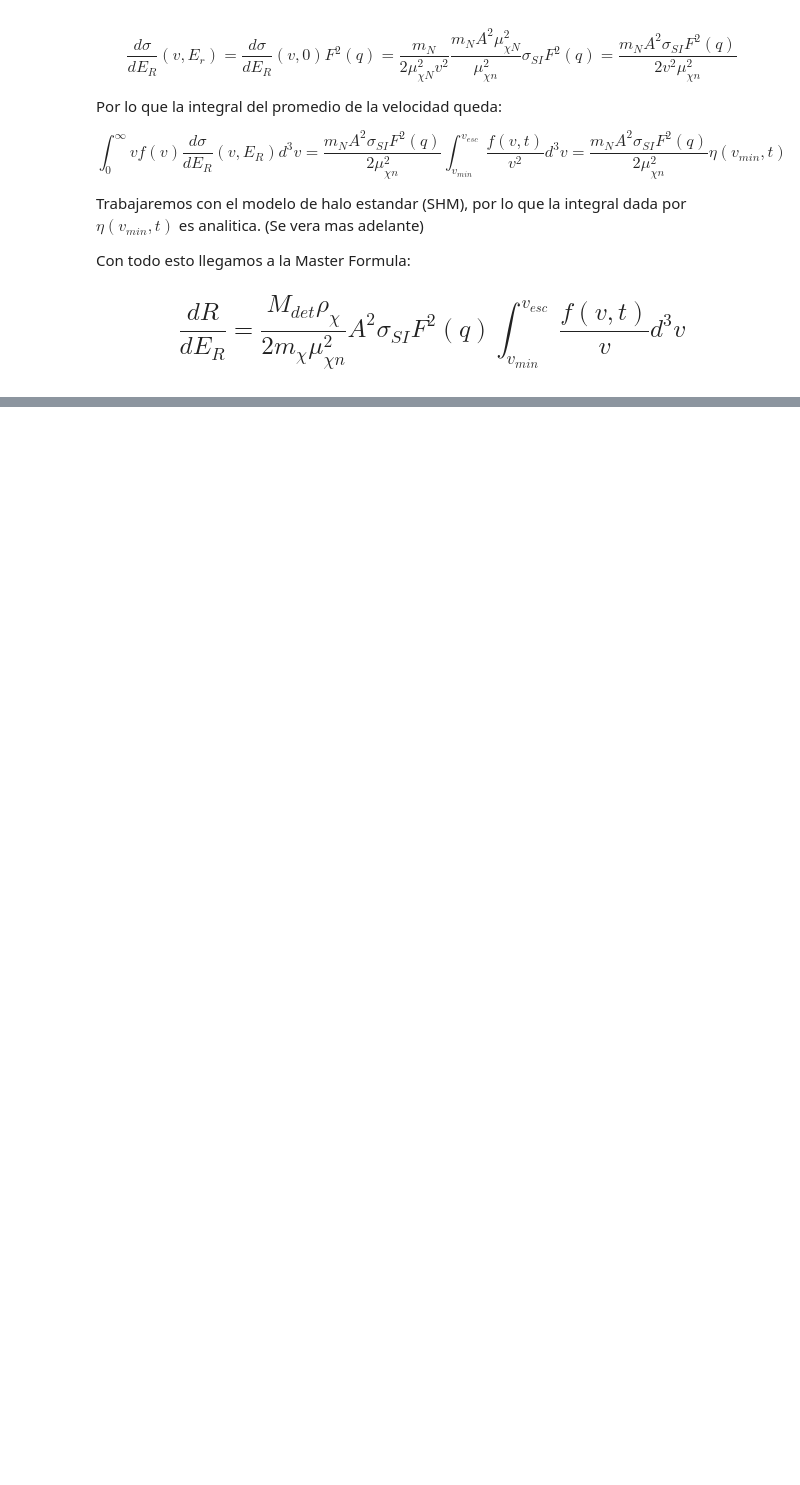
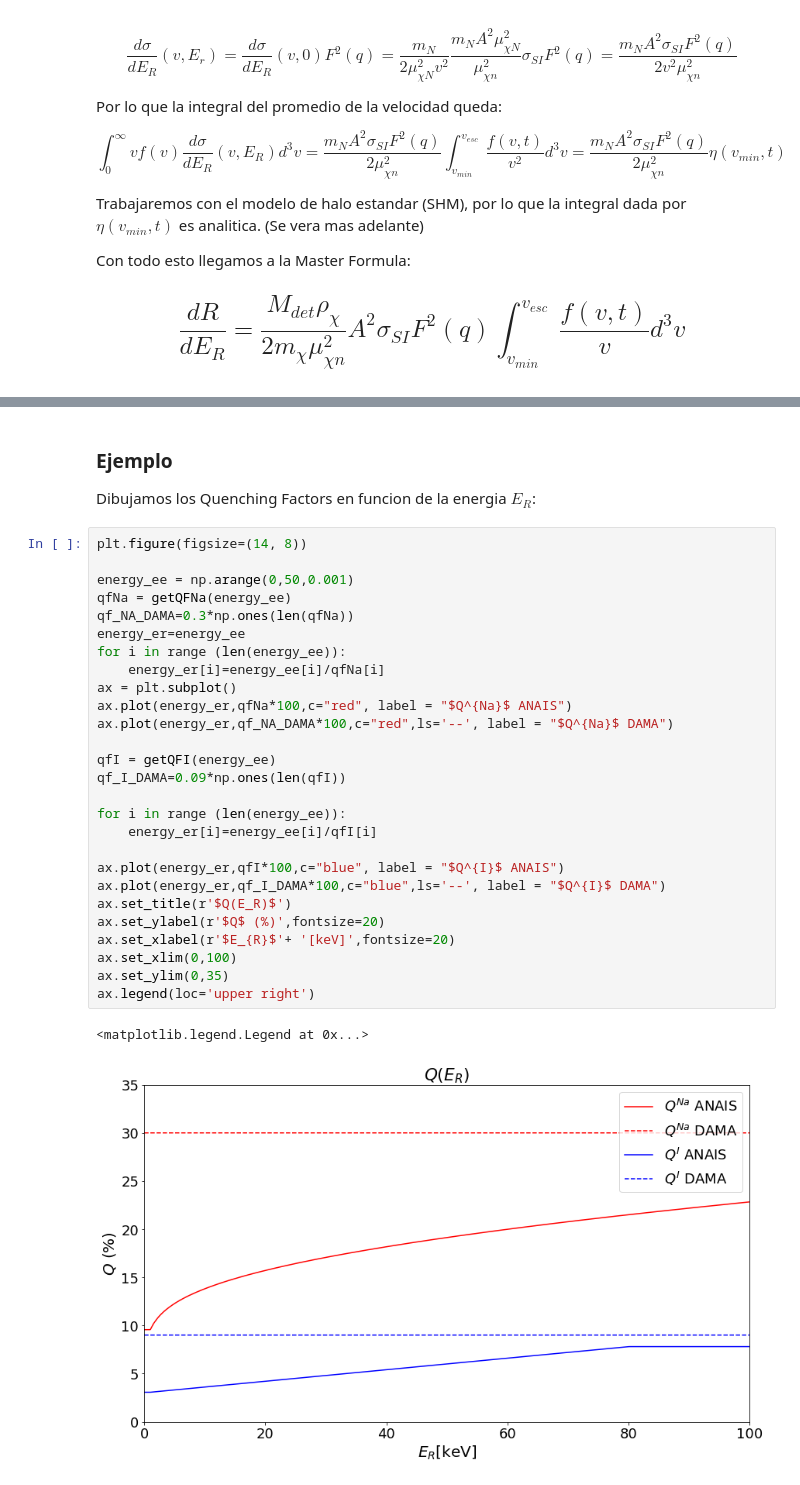
Before and after one commit to 716292-bbm/TFG, a Jupyter notebook: TFG_Calculo_Ritmos.ipynb, the cells around one changed output, grey strips where cells are left out. Saved outputs shown, nothing was run; the diff lists cells and outputs as text; blank space fills up the shorter version.

```diff
--- a/TFG_Calculo_Ritmos.ipynb
+++ b/TFG_Calculo_Ritmos.ipynb
@@ -357,0 +350,33 @@ Text(0.5, 0, '$m_w$ (GeV)')
+# %% [markdown]
+### Ejemplo
+Dibujamos los Quenching Factors en funcion de la energia $E_R$:
+# %%
+plt.figure(figsize=(14, 8))
+
+energy_ee = np.arange(0,50,0.001)
+qfNa = getQFNa(energy_ee)
+qf_NA_DAMA=0.3*np.ones(len(qfNa))
+energy_er=energy_ee
+for i in range (len(energy_ee)):
+    energy_er[i]=energy_ee[i]/qfNa[i]
+ax = plt.subplot()
+ax.plot(energy_er,qfNa*100,c="red", label = "$Q^{Na}$ ANAIS")
+ax.plot(energy_er,qf_NA_DAMA*100,c="red",ls='--', label = "$Q^{Na}$ DAMA")
+
+qfI = getQFI(energy_ee)
+qf_I_DAMA=0.09*np.ones(len(qfI))
+
+for i in range (len(energy_ee)):
+    energy_er[i]=energy_ee[i]/qfI[i]
+
+ax.plot(energy_er,qfI*100,c="blue", label = "$Q^{I}$ ANAIS")
+ax.plot(energy_er,qf_I_DAMA*100,c="blue",ls='--', label = "$Q^{I}$ DAMA")
+ax.set_title(r'$Q(E_R)$')
+ax.set_ylabel(r'$Q$ (%)',fontsize=20)
+ax.set_xlabel(r'$E_{R}$'+ '[keV]',fontsize=20)
+ax.set_xlim(0,100)
+ax.set_ylim(0,35)
+ax.legend(loc='upper right')
+# %% [output]
+<matplotlib.legend.Legend at 0x...>
+[figure, added]
```
Also changed, not shown: parts of 33 cells of this notebook, 14 other files.
